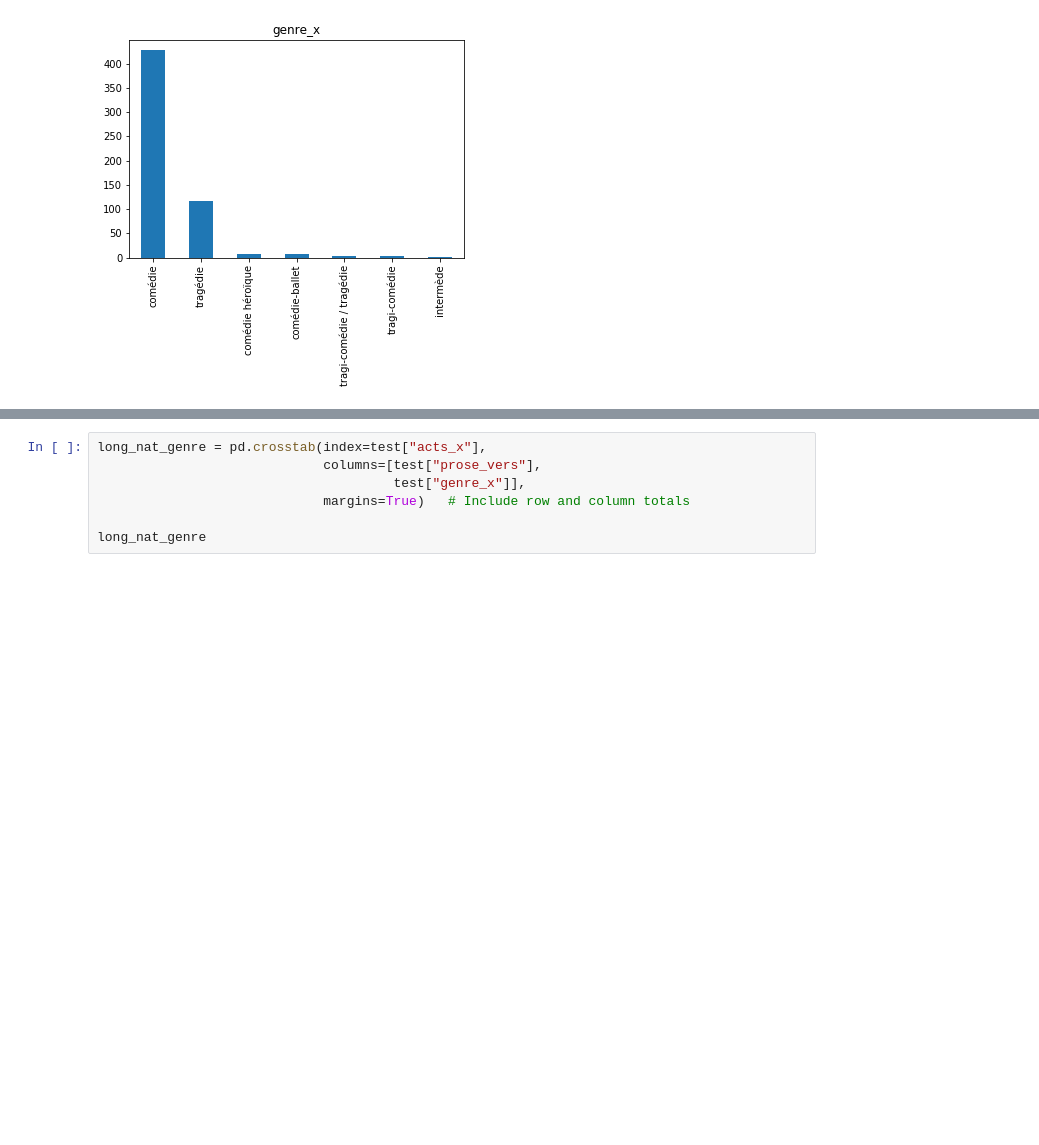
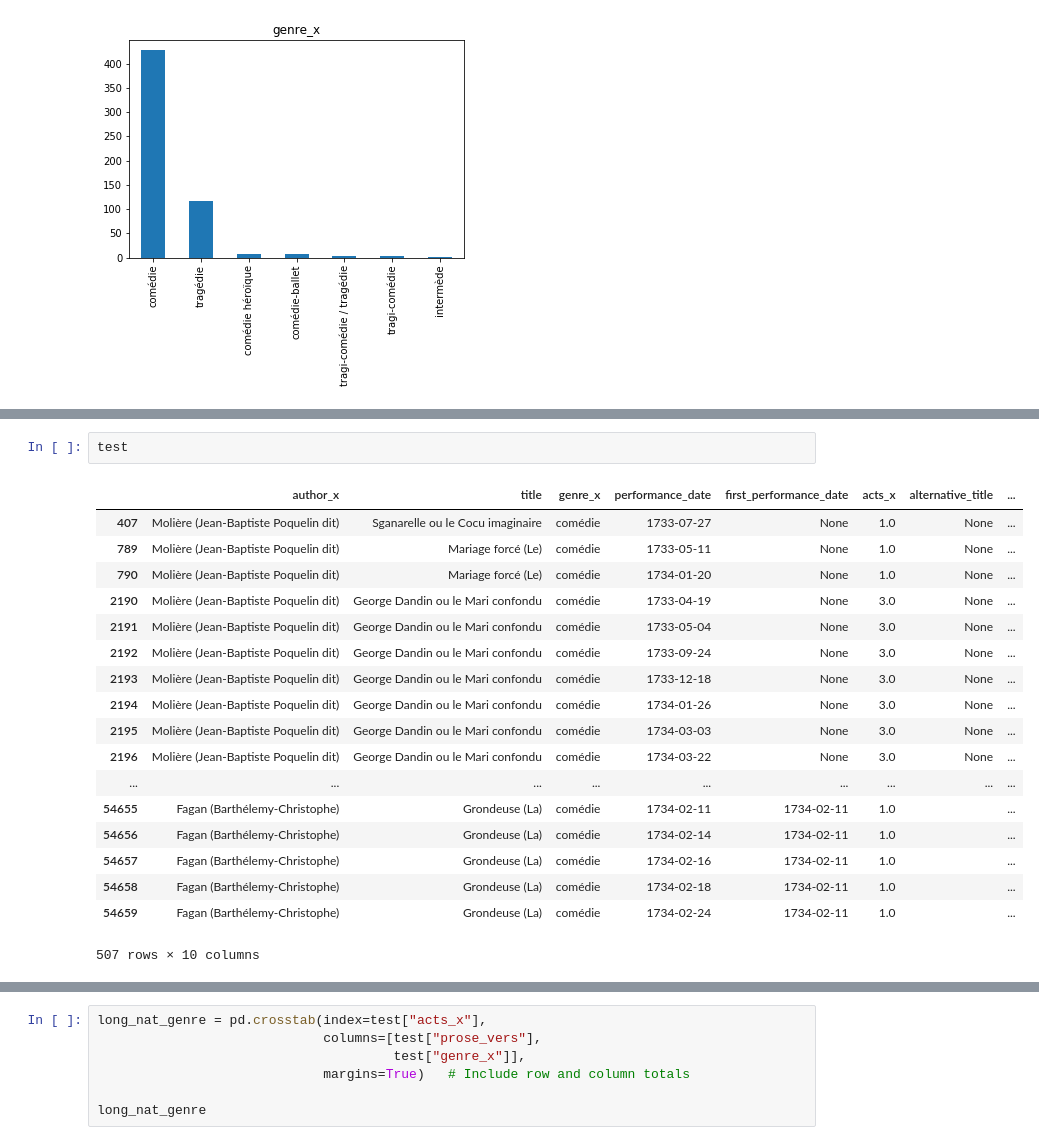
Before and after one commit to MathisGitHub/La-Com-die-Fran-aise-en-1733-1734-, a Jupyter notebook: Projet Comédie.ipynb, the cells around one changed output, grey strips where cells are left out. Cells and saved outputs as stored; diff of their text form; blank space fills up the shorter version.

```diff
--- a/Projet Comédie.ipynb
+++ b/Projet Comédie.ipynb
@@ -189,3 +215,24 @@ intermède                      1    0.176678
+# %%
+test
+# %% [output]
+|  | author_x | title | genre_x | performance_date | first_performance_date | acts_x | alternative_title | ... |
+| 407 | Molière (Jean-Baptiste Poquelin dit) | Sganarelle ou le Cocu imaginaire | comédie | 1733-07-27 | None | 1.0 | None | ... |
+| 789 | Molière (Jean-Baptiste Poquelin dit) | Mariage forcé (Le) | comédie | 1733-05-11 | None | 1.0 | None | ... |
+| 790 | Molière (Jean-Baptiste Poquelin dit) | Mariage forcé (Le) | comédie | 1734-01-20 | None | 1.0 | None | ... |
+| 2190 | Molière (Jean-Baptiste Poquelin dit) | George Dandin ou le Mari confondu | comédie | 1733-04-19 | None | 3.0 | None | ... |
+| 2191 | Molière (Jean-Baptiste Poquelin dit) | George Dandin ou le Mari confondu | comédie | 1733-05-04 | None | 3.0 | None | ... |
+| 2192 | Molière (Jean-Baptiste Poquelin dit) | George Dandin ou le Mari confondu | comédie | 1733-09-24 | None | 3.0 | None | ... |
+| 2193 | Molière (Jean-Baptiste Poquelin dit) | George Dandin ou le Mari confondu | comédie | 1733-12-18 | None | 3.0 | None | ... |
+| 2194 | Molière (Jean-Baptiste Poquelin dit) | George Dandin ou le Mari confondu | comédie | 1734-01-26 | None | 3.0 | None | ... |
+| 2195 | Molière (Jean-Baptiste Poquelin dit) | George Dandin ou le Mari confondu | comédie | 1734-03-03 | None | 3.0 | None | ... |
+| 2196 | Molière (Jean-Baptiste Poquelin dit) | George Dandin ou le Mari confondu | comédie | 1734-03-22 | None | 3.0 | None | ... |
+| ... | ... | ... | ... | ... | ... | ... | ... | ... |
+| 54655 | Fagan (Barthélemy-Christophe) | Grondeuse (La) | comédie | 1734-02-11 | 1734-02-11 | 1.0 |  | ... |
+| 54656 | Fagan (Barthélemy-Christophe) | Grondeuse (La) | comédie | 1734-02-14 | 1734-02-11 | 1.0 |  | ... |
+| 54657 | Fagan (Barthélemy-Christophe) | Grondeuse (La) | comédie | 1734-02-16 | 1734-02-11 | 1.0 |  | ... |
+| 54658 | Fagan (Barthélemy-Christophe) | Grondeuse (La) | comédie | 1734-02-18 | 1734-02-11 | 1.0 |  | ... |
+| 54659 | Fagan (Barthélemy-Christophe) | Grondeuse (La) | comédie | 1734-02-24 | 1734-02-11 | 1.0 |  | ... |
+507 rows × 10 columns
 # %%
 ## En fonction du nombre d'acte de la pièce
 
```
Also changed, not shown: parts of 16 cells of this notebook.
